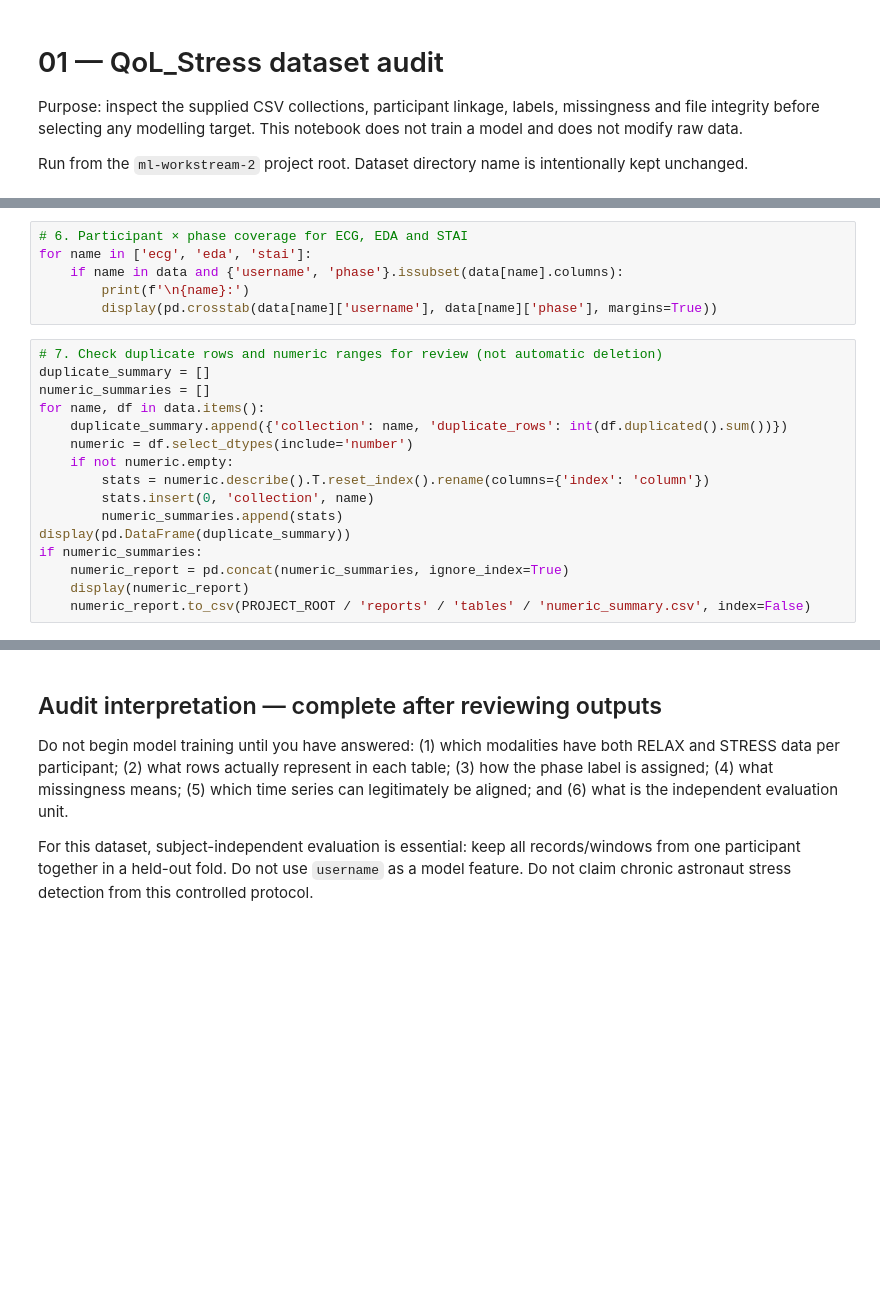
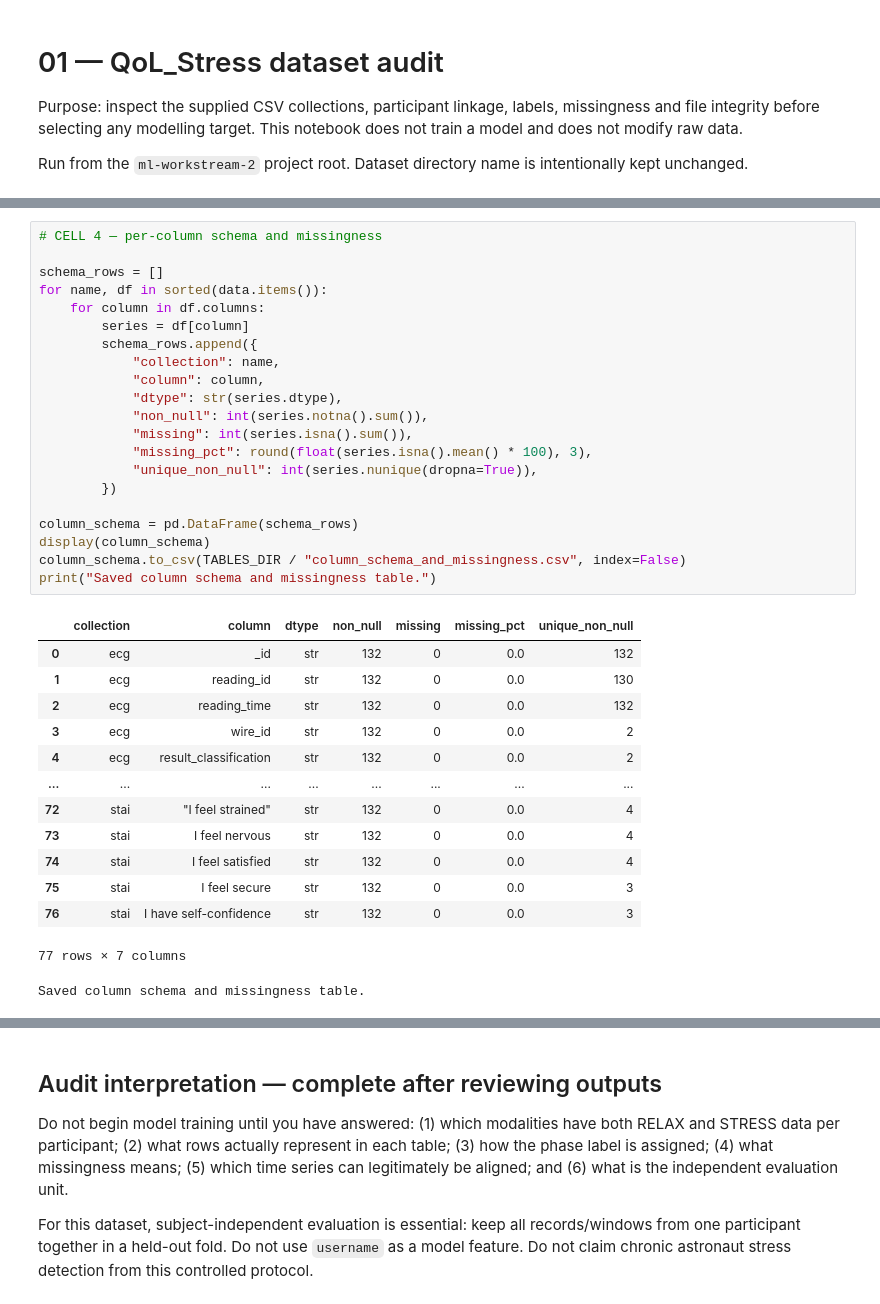
Before and after one commit to epsilon-rbtcs/TakeOFF, a Jupyter notebook: astronaut_health_spec_v0_2/astronaut_health_spec/ml-workstream-2/notebooks/01_dataset_audit.ipynb, the cells around one changed output, grey strips where cells are left out. Cells and saved outputs as stored; diff of their text form; blank space fills up the shorter version.

```diff
--- a/astronaut_health_spec_v0_2/astronaut_health_spec/ml-workstream-2/notebooks/01_dataset_audit.ipynb
+++ b/astronaut_health_spec_v0_2/astronaut_health_spec/ml-workstream-2/notebooks/01_dataset_audit.ipynb
@@ -101,22 +229,36 @@ if 'eda' in data:
-# %%
-# 6. Participant × phase coverage for ECG, EDA and STAI
-for name in ['ecg', 'eda', 'stai']:
-    if name in data and {'username', 'phase'}.issubset(data[name].columns):
-        print(f'\n{name}:')
-        display(pd.crosstab(data[name]['username'], data[name]['phase'], margins=True))
 # %%
-# 7. Check duplicate rows and numeric ranges for review (not automatic deletion)
-duplicate_summary = []
-numeric_summaries = []
-for name, df in data.items():
-    duplicate_summary.append({'collection': name, 'duplicate_rows': int(df.duplicated().sum())})
-    numeric = df.select_dtypes(include='number')
-    if not numeric.empty:
-        stats = numeric.describe().T.reset_index().rename(columns={'index': 'column'})
-        stats.insert(0, 'collection', name)
-        numeric_summaries.append(stats)
-display(pd.DataFrame(duplicate_summary))
-if numeric_summaries:
-    numeric_report = pd.concat(numeric_summaries, ignore_index=True)
-    display(numeric_report)
-    numeric_report.to_csv(PROJECT_ROOT / 'reports' / 'tables' / 'numeric_summary.csv', index=False)
+# CELL 4 — per-column schema and missingness
+
+schema_rows = []
+for name, df in sorted(data.items()):
+    for column in df.columns:
+        series = df[column]
+        schema_rows.append({
+            "collection": name,
+            "column": column,
+            "dtype": str(series.dtype),
+            "non_null": int(series.notna().sum()),
+            "missing": int(series.isna().sum()),
+            "missing_pct": round(float(series.isna().mean() * 100), 3),
+            "unique_non_null": int(series.nunique(dropna=True)),
+        })
+
+column_schema = pd.DataFrame(schema_rows)
+display(column_schema)
+column_schema.to_csv(TABLES_DIR / "column_schema_and_missingness.csv", index=False)
+print("Saved column schema and missingness table.")
+# %% [output]
+|  | collection | column | dtype | non_null | missing | missing_pct | unique_non_null |
+| 0 | ecg | _id | str | 132 | 0 | 0.0 | 132 |
+| 1 | ecg | reading_id | str | 132 | 0 | 0.0 | 130 |
+| 2 | ecg | reading_time | str | 132 | 0 | 0.0 | 132 |
+| 3 | ecg | wire_id | str | 132 | 0 | 0.0 | 2 |
+| 4 | ecg | result_classification | str | 132 | 0 | 0.0 | 2 |
+| ... | ... | ... | ... | ... | ... | ... | ... |
+| 72 | stai | "I feel strained" | str | 132 | 0 | 0.0 | 4 |
+| 73 | stai | I feel nervous | str | 132 | 0 | 0.0 | 4 |
+| 74 | stai | I feel satisfied | str | 132 | 0 | 0.0 | 4 |
+| 75 | stai | I feel secure | str | 132 | 0 | 0.0 | 3 |
+| 76 | stai | I have self-confidence | str | 132 | 0 | 0.0 | 3 |
+77 rows × 7 columns
+Saved column schema and missingness table.
```
Also changed, not shown: parts of 14 cells of this notebook, 16 other files.
